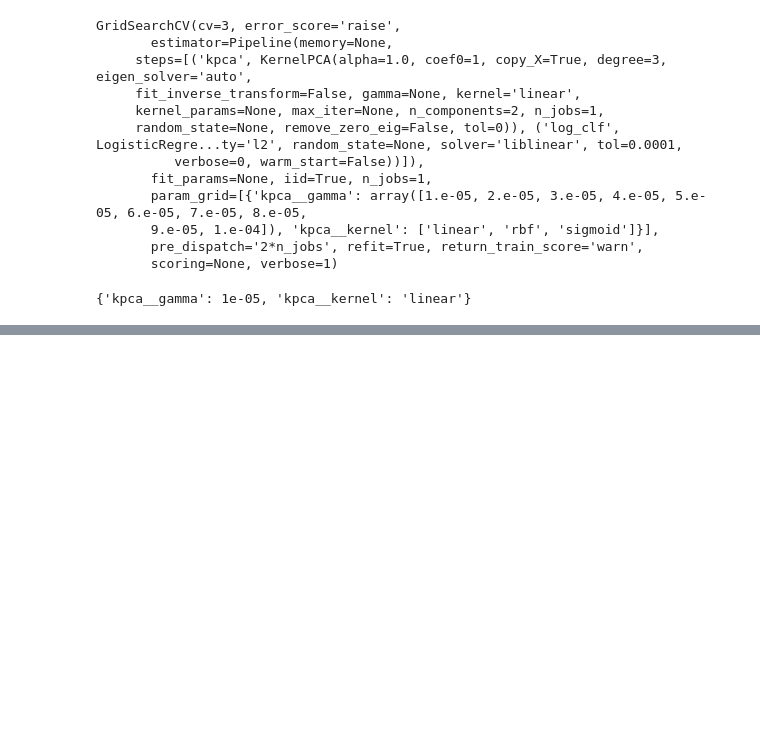
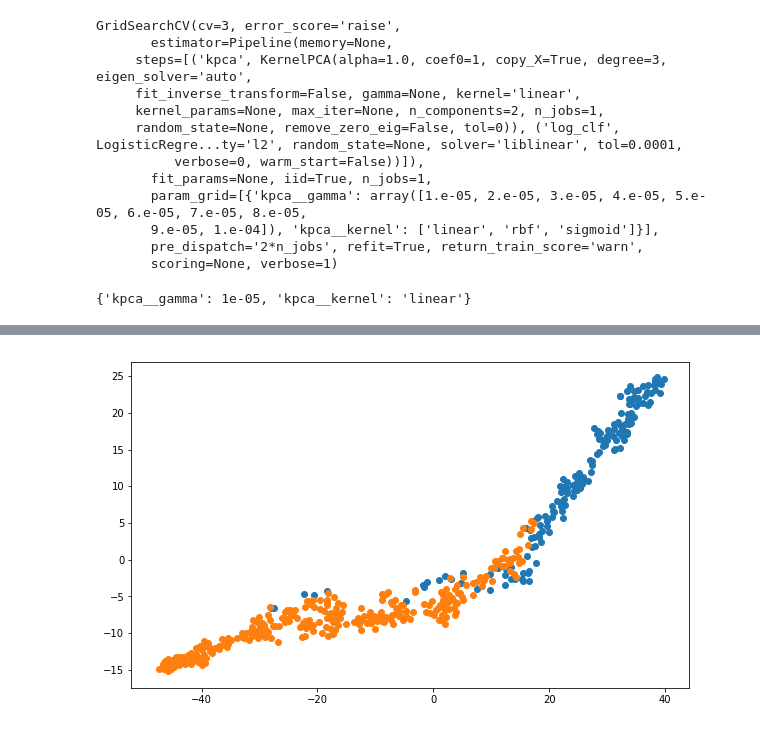
Before and after one commit to drpjm/python-ml-sandbox, a Jupyter notebook: Chapter08-DimensionalityReduction/PCA.ipynb, the cells around one changed output, grey strips where cells are left out. Saved outputs shown, nothing was run; the diff lists cells and outputs as text; code cells hidden in the pictures; blank space fills up the shorter version.

```diff
--- a/Chapter08-DimensionalityReduction/PCA.ipynb
+++ b/Chapter08-DimensionalityReduction/PCA.ipynb
@@ -223,0 +249,13 @@ For this data set, the rbf and sigmoid do not appear to work as well as linear.
+# %%
+from sklearn.manifold import TSNE
+
+X_tsne_reduced = TSNE(n_components=2,perplexity=30).fit_transform(X_train)
+# %%
+X_tsne_reduced_targ0 = X_tsne_reduced[y_train==0]
+X_tsne_reduced_targ1 = X_tsne_reduced[y_train==1]
+plt.figure(figsize=(10,6))
+plt.scatter(X_tsne_reduced_targ0[:,0], X_tsne_reduced_targ0[:,1])
+plt.scatter(X_tsne_reduced_targ1[:,0], X_tsne_reduced_targ1[:,1])
+plt.show()
+# %% [output]
+[figure, added]
```
Also changed, not shown: parts of 5 cells of this notebook.
